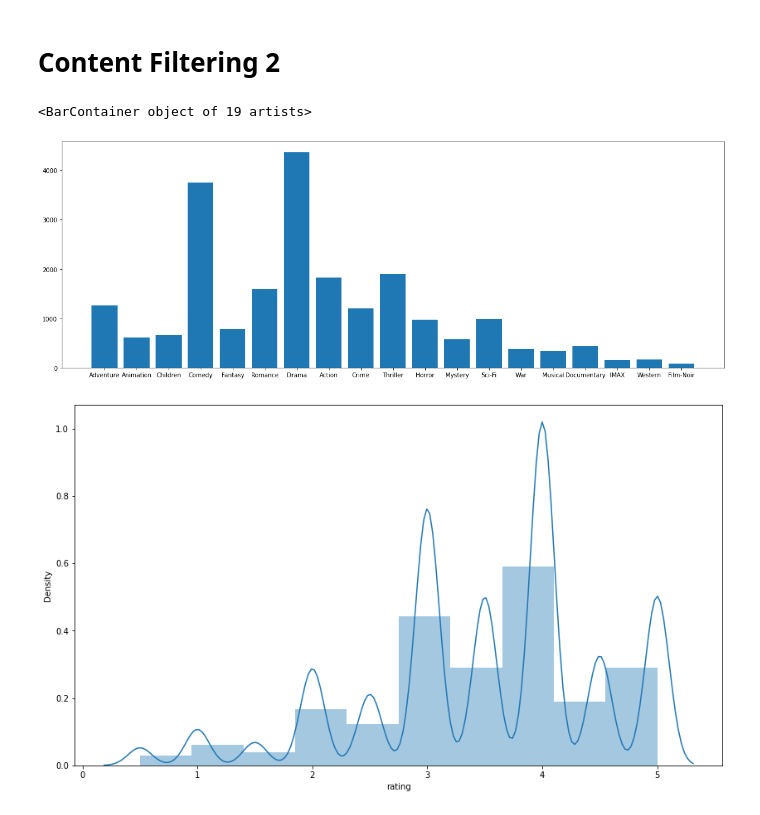
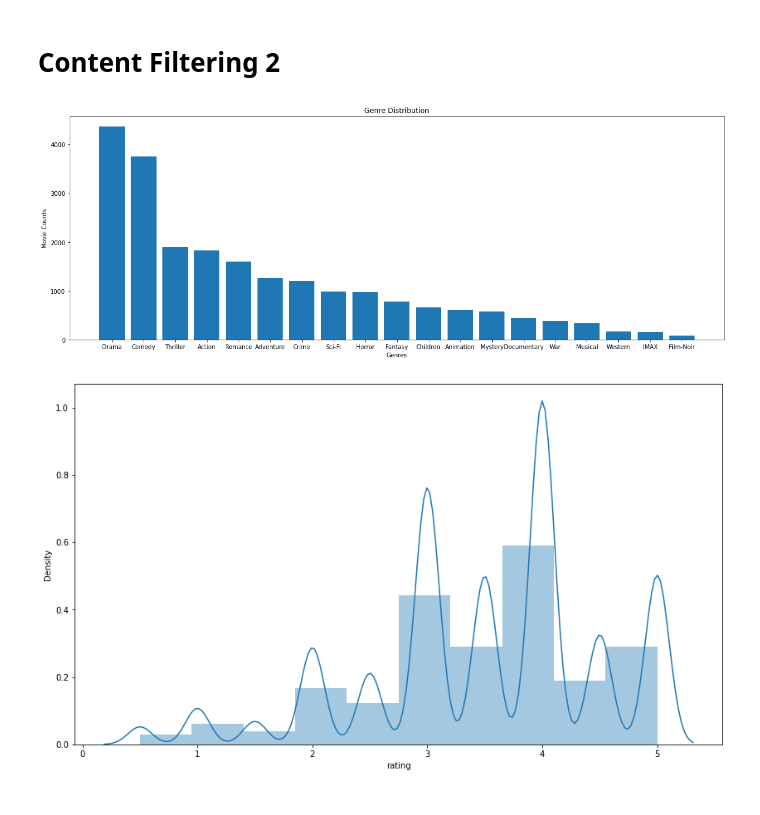
Before and after one commit to vchen-98/dsc_phase_4_proj, a Jupyter notebook: vc_alternatives.ipynb, the cells around one changed output. Drawn from its saved outputs; the diff is of its cells as text; code cells hidden in the pictures.

```diff
--- a/vc_alternatives.ipynb
+++ b/vc_alternatives.ipynb
@@ -302,20 +302,25 @@ df_ratings = ratings
 # %%
 # distribution of genre counts
 plt.figure(figsize=(20,7))
 generlist = df_movies['genres'].apply(lambda generlist_movie : str(generlist_movie).split("|"))
 geners_count = {}
 
 for generlist_movie in generlist:
     for gener in generlist_movie:
         if(geners_count.get(gener,False)):
             geners_count[gener]=geners_count[gener]+1
         else:
             geners_count[gener] = 1
 geners_count.pop("(no genres listed)")
+geners_count = sorted(geners_count.items(), key=lambda x: x[1], reverse=True)
+geners_count = dict(geners_count)
 plt.bar(geners_count.keys(),geners_count.values())
+plt.xlabel('Genres')
+plt.ylabel('Movie Counts')
+plt.title('Genre Distribution')
+plt.savefig('images/movies_per_genre_hist.png')
 # %% [output]
-<BarContainer object of 19 artists>
-[figure, old version]
+[figure, new version]
 # %%
 # ratings distribution
 fig, ax = plt.subplots(figsize = (14,8))
```
Also changed, not shown: parts of 17 cells of this notebook, 3 other files.
